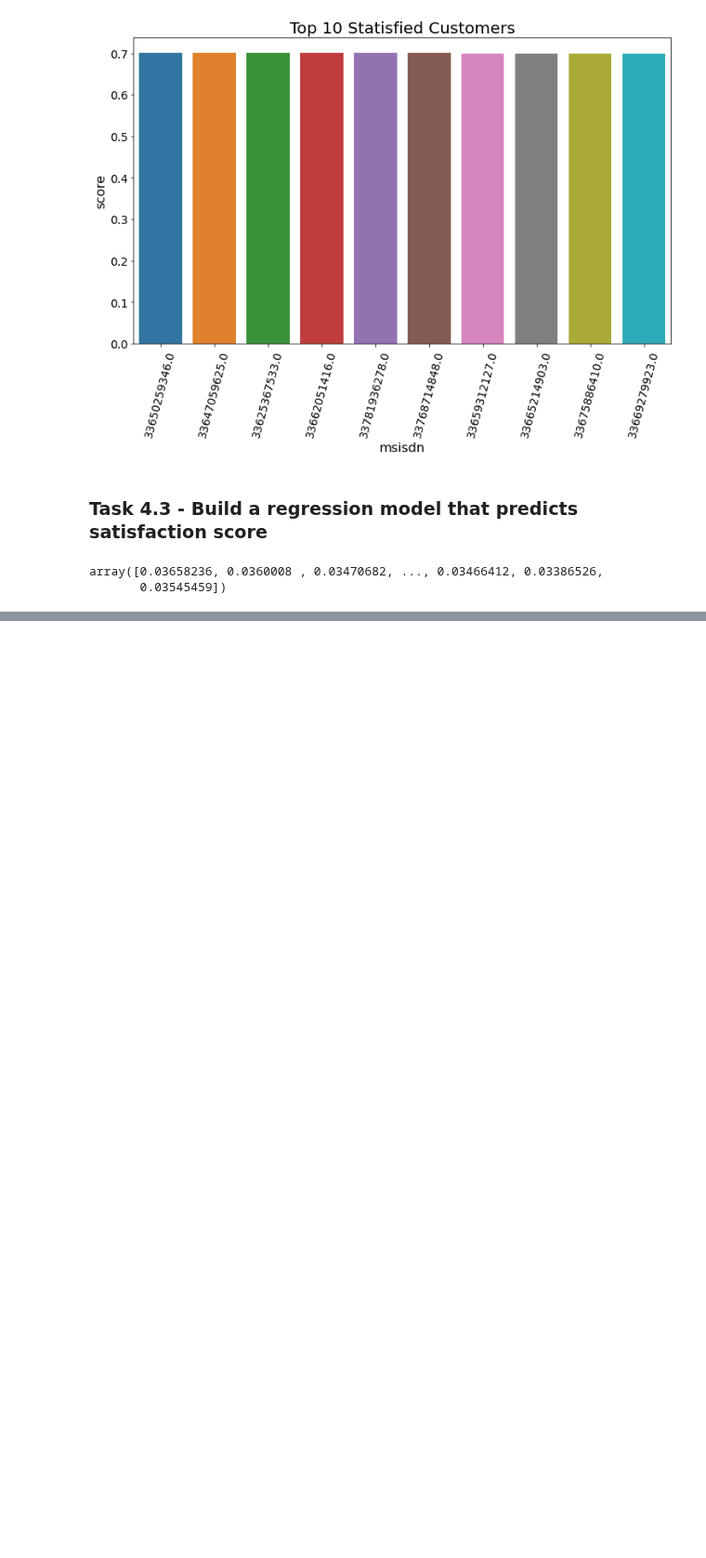
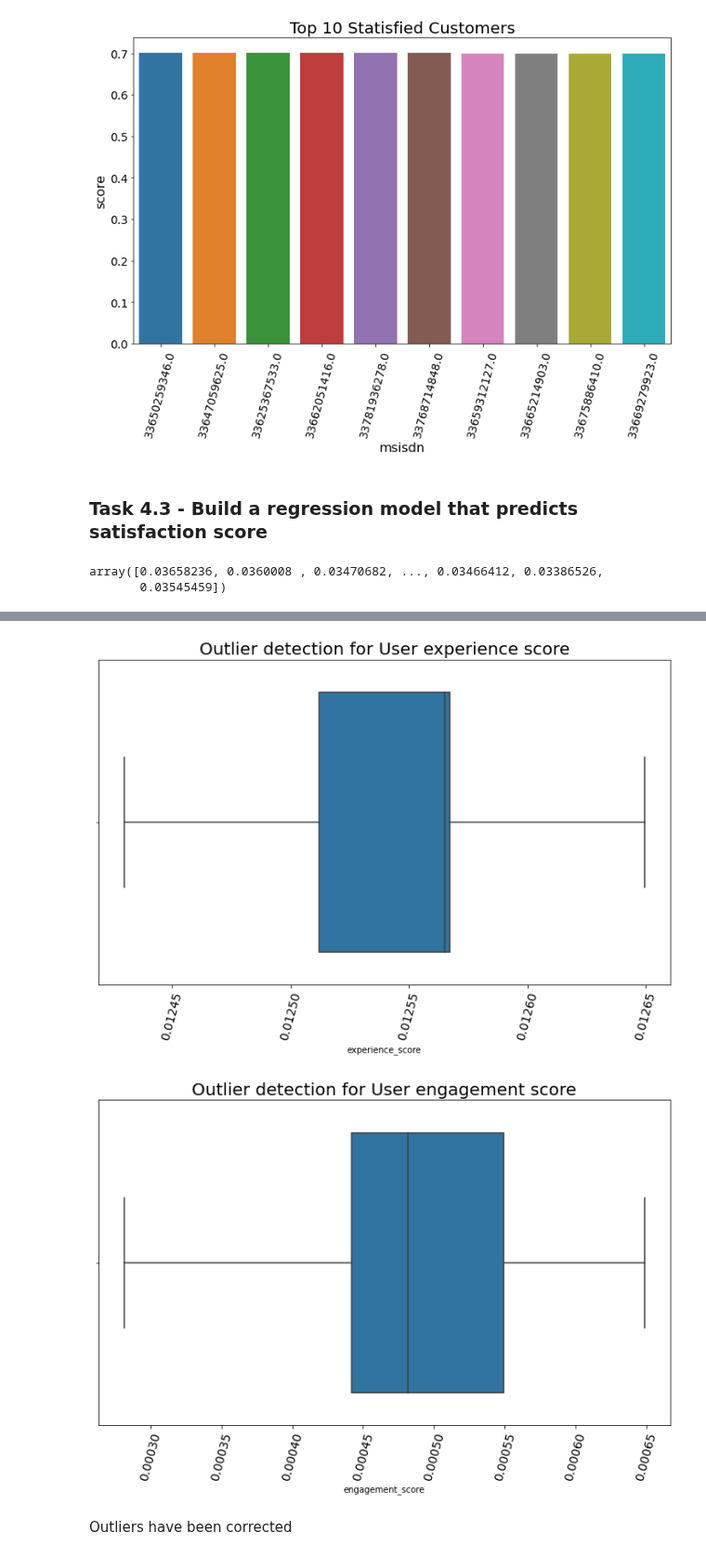
Before and after one commit to teddyk251/Telecom-Data-Analysis, a Jupyter notebook: notebooks/UserSatisfactionAnalysis.ipynb, the cells around one changed output, grey strips where cells are left out. Shown at 93% size. Drawn from its saved outputs; the diff is of its cells as text; code cells hidden in the pictures; blank space fills up the shorter version.

```diff
--- a/notebooks/UserSatisfactionAnalysis.ipynb
+++ b/notebooks/UserSatisfactionAnalysis.ipynb
@@ -96,0 +106,12 @@ array([0.03658236, 0.0360008 , 0.03470682, ..., 0.03466412, 0.03386526,
+# %%
+# Handle outliers
+cleaned_score_df = cleaner.handle_outliers(score_df,'experience_score')
+cleaned_score_df = cleaner.handle_outliers(cleaned_score_df,'engagement_score')
+# %%
+Plotter.plot_box(cleaned_score_df,'experience_score', "Outlier detection for User experience score")
+Plotter.plot_box(cleaned_score_df,'engagement_score', "Outlier detection for User engagement score")
+# %% [output]
+[figure, added]
+[figure, added]
+# %% [markdown]
+Outliers have been corrected
```
Also changed, not shown: parts of 5 cells of this notebook.
